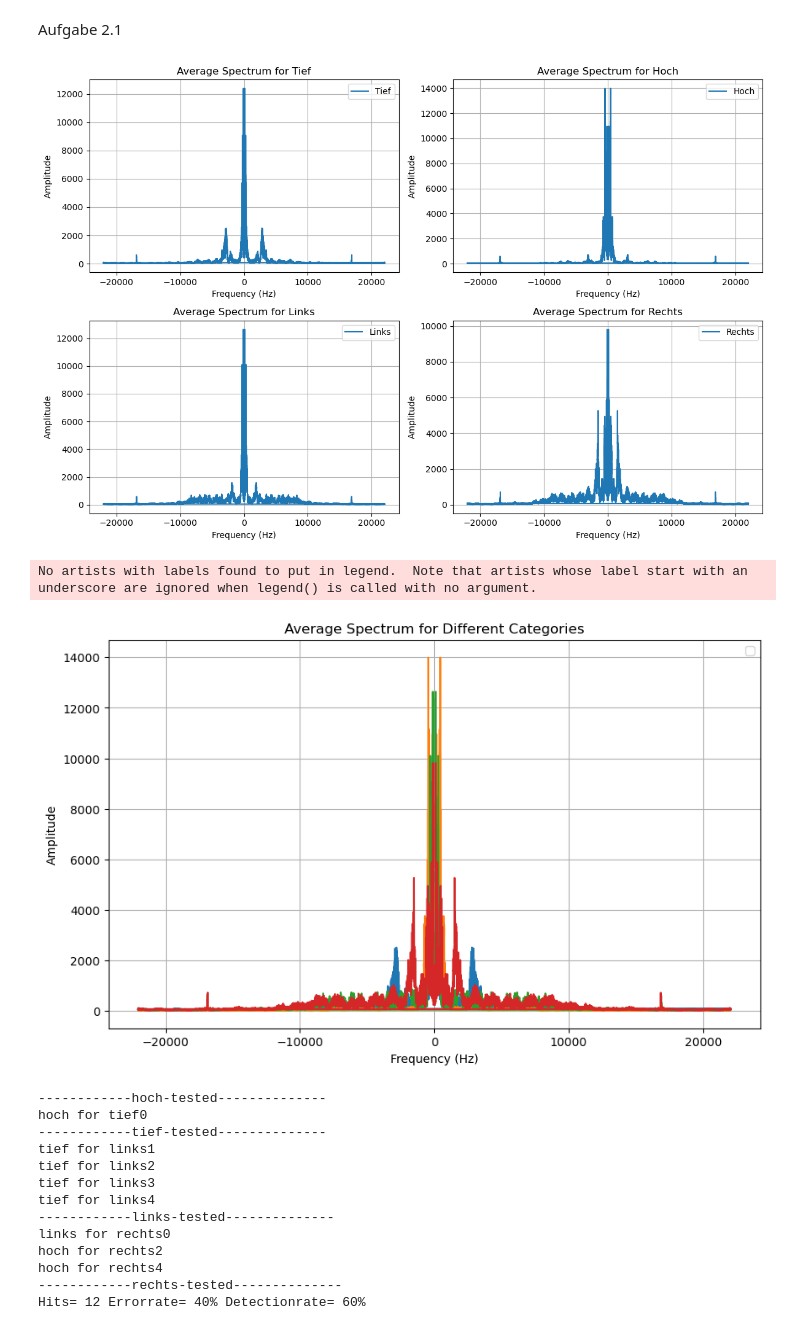
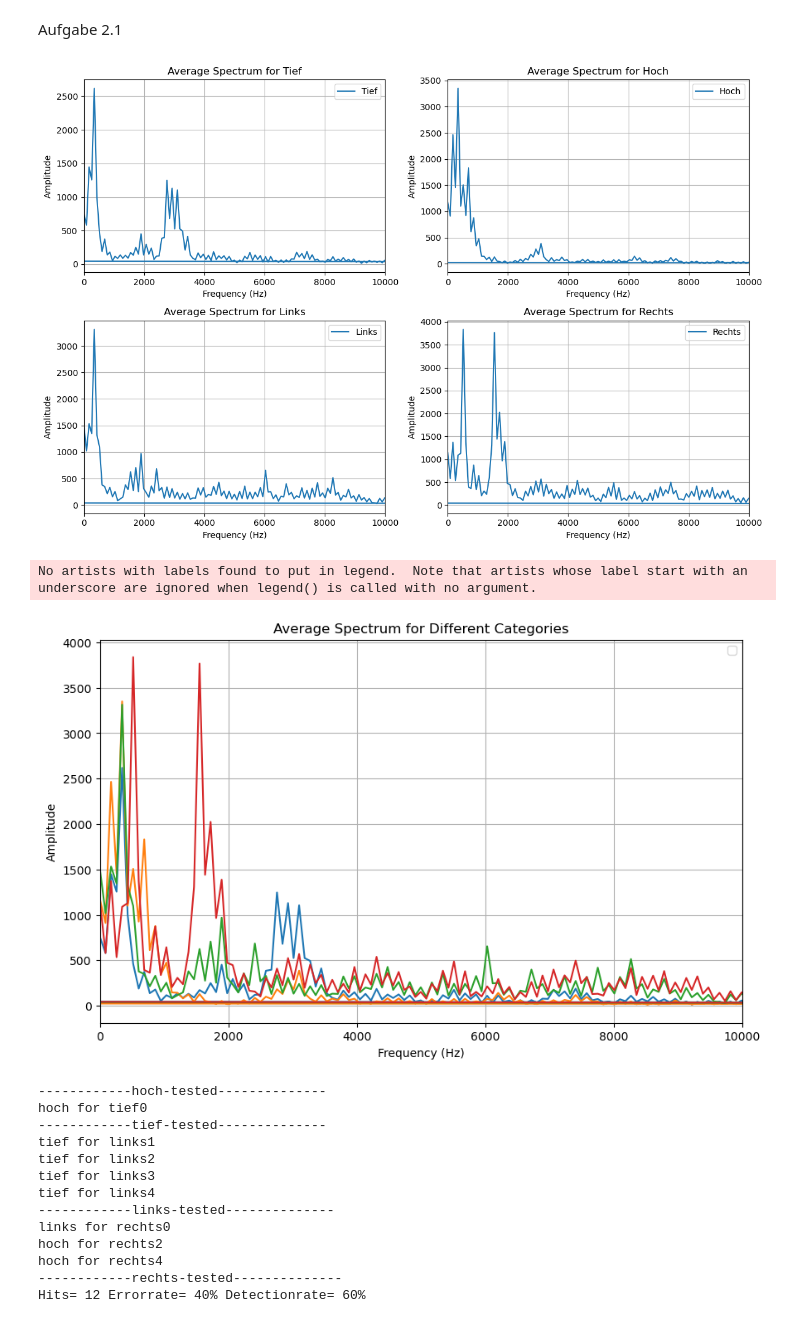
Before and after one commit to Matze-Katze/SSS, a Jupyter notebook: Versuch4/versuch4.ipynb, the cells around one changed output. Saved outputs shown, nothing was run; the diff lists cells and outputs as text; code cells hidden in the pictures.

```diff
--- a/Versuch4/versuch4.ipynb
+++ b/Versuch4/versuch4.ipynb
@@ -70,11 +72,11 @@ plt.show()
 Aufgabe1 (d) Das mittels Windowing erhaltene Spektrum ist geglättet und hat eine reduzierte Auflösung.
 # %%
 def cutInWindows(signal, window_size=512):
-    gauss_window = numpy.array(sp.signal.windows.gaussian(512, std=128))
+    gauss_window = numpy.array(sp.signal.windows.gaussian(window_size, std=window_size/4))
     retlist = []
     # halbes Überlappen über Schrittweite erledigt
     for i in range(0, len(signal) - window_size + 1, math.floor(window_size / 2)):
-        retlist.append(numpy.concatenate( [[0] * i, gauss_window * (signal[i:i + window_size]), [0] * (len(signal) - (i + window_size))] ))
+        retlist.append(gauss_window * (signal[i:i + window_size]))
     return retlist
 
 def fft_with_windows(signal):
@@ -85,18 +87,17 @@ def fft_with_windows(signal):
     return  Amplitude_spectrum
 
 plt.subplot(2, 1, 1)
-test=trigger("./test/hoch0.npy")
 a_spec = fft_with_windows(test)
-plt.plot(FREQUENCIES, a_spec)
+plt.plot((numpy.fft.fftfreq(512, d=1/SAMPLEFREQ)), a_spec)
 plt.xlabel('Frequency')
 plt.ylabel('Amplitude')
 plt.title("Spektrum mittels 'Windowing' gewonnen")
-plt.xlim(0,20000)
+plt.xlim(0,2000)
 
 plt.subplot(2, 1, 2)
 plt.plot(FREQUENCIES, amplitude_spectrum)
 plt.xlabel('Frequency')
 plt.ylabel('Amplitude')
-plt.xlim(0,20000)
+plt.xlim(0,2000)
 plt.show()
 # %% [output]
@@ -113,46 +114,48 @@ rechts_arrays = {f"rechts{i}":trigger(os.path.join(folder_path, f"rechts{i}.npy"
 
 def plot_average_spectrum(category, arrays, ax=None):
     average_spectrum = numpy.mean([fft_with_windows(arr) for arr in arrays.values()], axis=0)
-    ax.plot(FREQUENCIES, average_spectrum, label=category)
+    ax.plot((numpy.fft.fftfreq(512, d=1/SAMPLEFREQ)), average_spectrum, label=category)
     ax.set_title(f'Average Spectrum for {category}')
     ax.set_xlabel('Frequency (Hz)')
     ax.set_ylabel('Amplitude')
     ax.legend()
-    ax.xlim(0,10000)
     ax.grid(True)
+    ax.set_xlim([0,10000])
     return average_spectrum
 
 
 fig, axes = plt.subplots(nrows=2, ncols=2, figsize=(12, 8))
 
 avTief=plot_average_spectrum('Tief', tief_arrays, ax=axes[0, 0])
 avHoch=plot_average_spectrum('Hoch', hoch_arrays, ax=axes[0, 1])
 avLinks=plot_average_spectrum('Links', links_arrays, ax=axes[1, 0])
 avRechts=plot_average_spectrum('Rechts', rechts_arrays, ax=axes[1, 1])
 
+
 plt.tight_layout()
 plt.show()
 
 
 plt.figure(figsize=(10, 6))
+FREQUENCIES=numpy.fft.fftfreq(len(avTief), d=1/SAMPLEFREQ)
 
 plt.plot(FREQUENCIES,avTief)
 plt.plot(FREQUENCIES,avHoch)
 plt.plot(FREQUENCIES,avLinks)
 plt.plot(FREQUENCIES,avRechts)
 
 
 plt.title('Average Spectrum for Different Categories')
 plt.xlabel('Frequency (Hz)')
 plt.ylabel('Amplitude')
 plt.legend()
 plt.grid(True)
 plt.xlim(0,10000)
 plt.show()
 # %% [output]
-[figure, old version]
+[figure, new version]
 No artists with labels found to put in legend.  Note that artists whose label start with an underscore are ignored when legend() is called with no argument.
-[figure, old version]
+[figure, new version]
 # %%
 def correlationCoef(spectrumX,spectrumY):
     Sx=numpy.std(spectrumX,dtype=numpy.float64)
```
Also changed, not shown: parts of 2 cells of this notebook, 2 other files.
